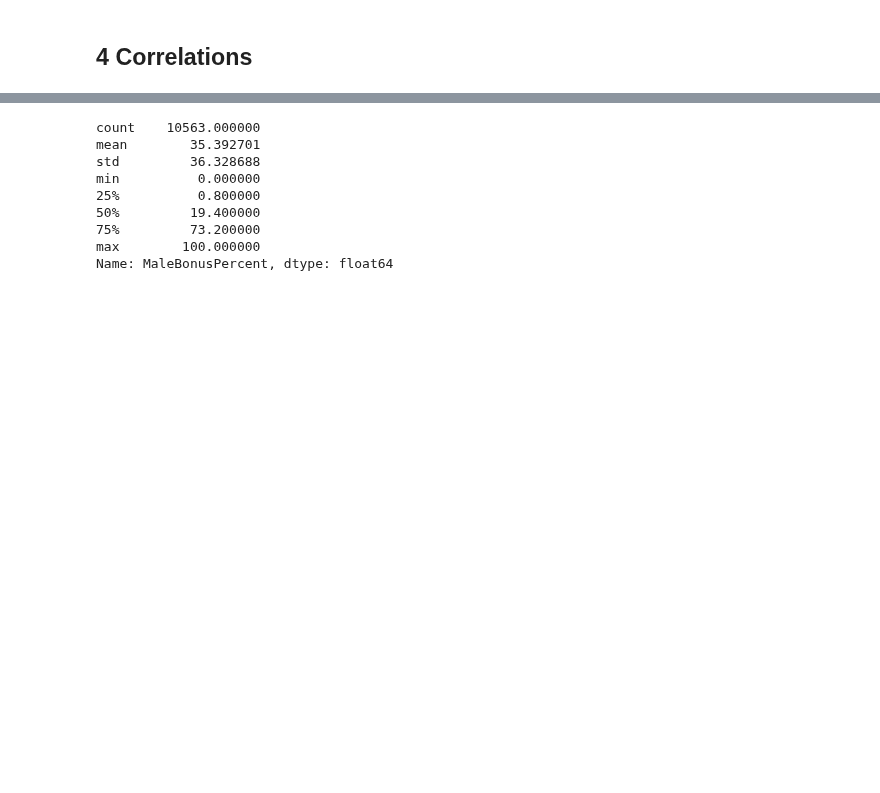
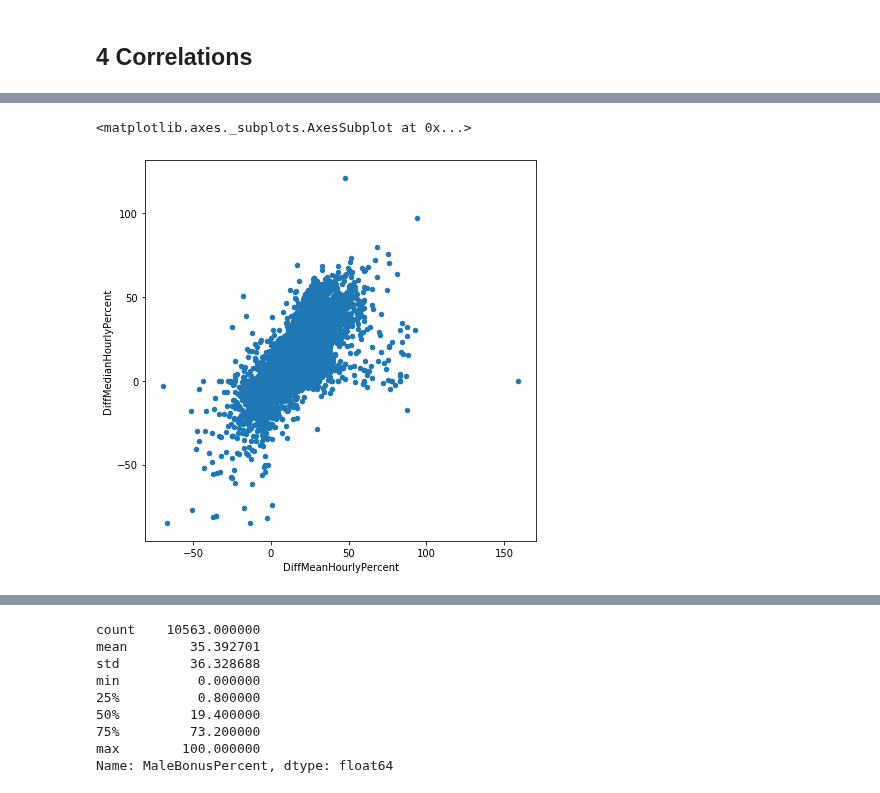
Before and after one commit to Ads2020Group6/data-exploration, a Jupyter notebook: GPG Government Equalities Office.ipynb, the cells around one changed output, grey strips where cells are left out. Drawn from its saved outputs; the diff is of its cells as text; code cells hidden in the pictures; blank space fills up the shorter version.

```diff
--- a/GPG Government Equalities Office.ipynb
+++ b/GPG Government Equalities Office.ipynb
@@ -167,0 +204,19 @@ perc_company_size.plot(kind='bar')
+# %%
+lower_lim = -100
+upper_lim =  100
+# ax.set_ylim(lower_lim, upper_lim)
+# ax.set_xlim(lower_lim, upper_lim)
+
+ignored_means   = df.loc[df['DiffMeanHourlyPercent'] <= lower_lim]
+ignored_medians = df.loc[df['DiffMedianHourlyPercent'] <= lower_lim]
+ignored_indexes = list(set((list(ignored_means.index) + list(ignored_medians.index))))
+# %%
+diff_mean_vs_median = df[['DiffMeanHourlyPercent', 'DiffMedianHourlyPercent']]
+diff_mean_vs_median.drop(ignored_indexes, inplace=True)
+diff_mean_vs_median.plot.scatter(
+    x='DiffMeanHourlyPercent', y='DiffMedianHourlyPercent',
+    figsize=(7,7)
+)
+# %% [output]
+<matplotlib.axes._subplots.AxesSubplot at 0x...>
+[figure, added]
```
Also changed, not shown: parts of 13 cells of this notebook.
